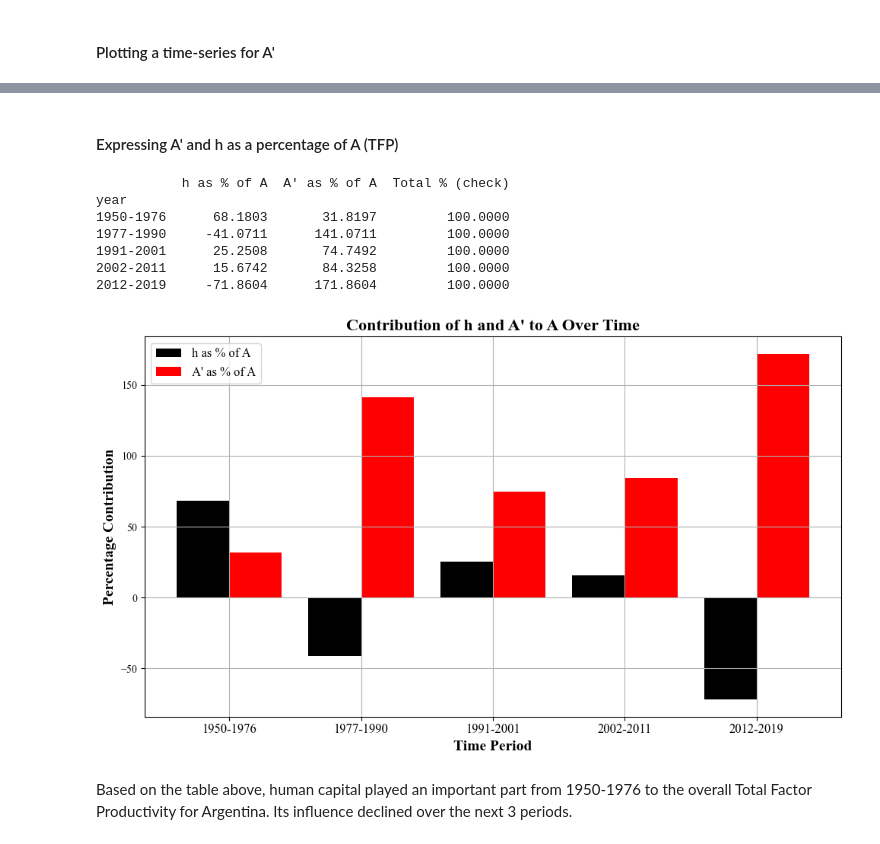
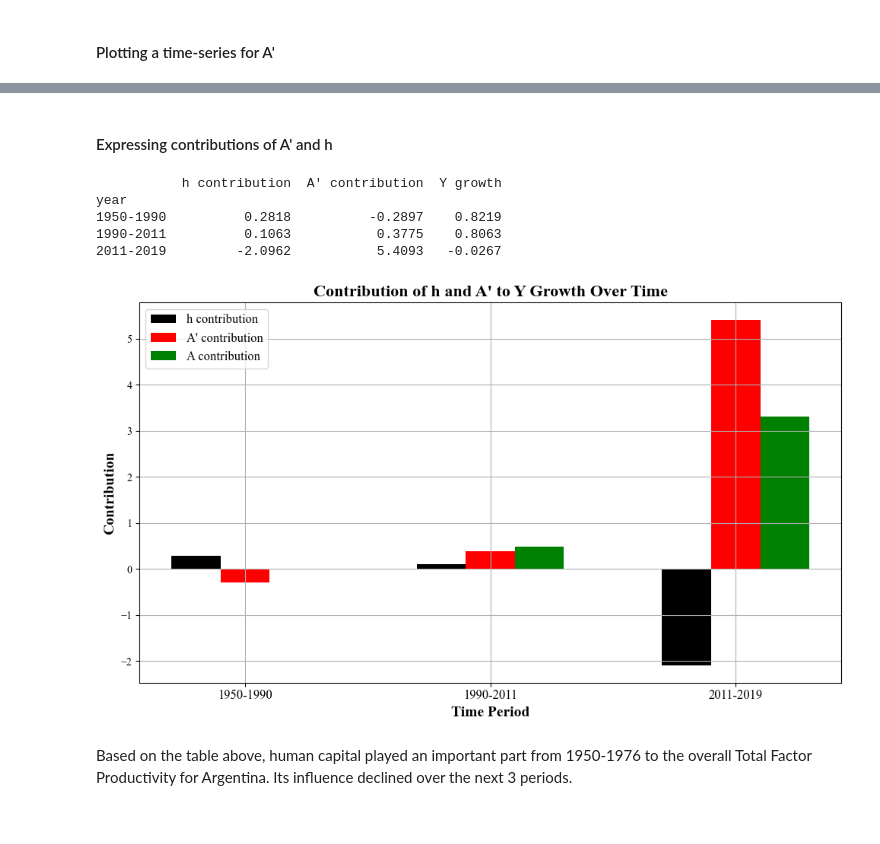
Before and after one commit to andreheeshaojun/EC2B1-Coursework, a Jupyter notebook: Section A/Section-A-Code.ipynb, the cells around one changed output, grey strips where cells are left out. Saved outputs shown, nothing was run; the diff lists cells and outputs as text; code cells hidden in the pictures.

```diff
--- a/Section A/Section-A-Code.ipynb
+++ b/Section A/Section-A-Code.ipynb
@@ -1228,5 +1150,5 @@ Text(0.5, 1.0, "Time Series of log A' (Total Factor Productivity w/ Human Capita
 # %% [markdown]
-#### Expressing A' and h as a percentage of A (TFP)
+#### Expressing contributions of A' and h
 # %%
 # Decomposing the contribution of A as a product of A' and Ht where Ht is the human capital index
 h = "Human capital index, based on years of schooling and returns to education; see Human capital in PWT9."
@@ -1234,24 +1156,16 @@ h = "Human capital index, based on years of schooling and returns to education;
 # Calculate human capital (h) growth rates
 h_growth = [
     np.log(
-        filtered_df.loc[filtered_df['Year'].dt.year == 1976, h].iloc[0] /
+        filtered_df.loc[filtered_df['Year'].dt.year == 1990, h].iloc[0] /
         filtered_df.loc[filtered_df['Year'].dt.year == 1950, h].iloc[0]
     ),
     np.log(
-        filtered_df.loc[filtered_df['Year'].dt.year == 1990, h].iloc[0] /
-        filtered_df.loc[filtered_df['Year'].dt.year == 1977, h].iloc[0]
-    ),
-    np.log(
-        filtered_df.loc[filtered_df['Year'].dt.year == 2001, h].iloc[0] /
-        filtered_df.loc[filtered_df['Year'].dt.year == 1991, h].iloc[0]
-    ),
-    np.log(
         filtered_df.loc[filtered_df['Year'].dt.year == 2011, h].iloc[0] /
-        filtered_df.loc[filtered_df['Year'].dt.year == 2002, h].iloc[0]
+        filtered_df.loc[filtered_df['Year'].dt.year == 1990, h].iloc[0]
     ),
     np.log(
         filtered_df.loc[filtered_df['Year'].dt.year == 2019, h].iloc[0] /
-        filtered_df.loc[filtered_df['Year'].dt.year == 2012, h].iloc[0]
+        filtered_df.loc[filtered_df['Year'].dt.year == 2011, h].iloc[0]
     )
 ]
 
@@ -1261,64 +1175,56 @@ h_contribution = (1 - alpha) * (np.array(h_growth) / avg_growth_rates['Y growth'
 # Calculate A' contribution as residual of A (A' = A - h)
 A_star_contribution = df_contribs_long['A contribution'] - h_contribution
 
-# Calculate percentage contributions of h and A' relative to A
-h_percent = (h_contribution / df_contribs_long['A contribution']) * 100
-A_star_percent = (A_star_contribution / df_contribs_long['A contribution']) * 100
-
-# Ensure their sum is exactly 100%
-total_percent = h_percent + A_star_percent
-
 # Create a new DataFrame with the percentage contributions
 df_contribs_percentage = pd.DataFrame({
-    "h as % of A": h_percent,
-    "A' as % of A": A_star_percent,
-    "Total % (check)": total_percent
+    "h contribution": h_contribution,
+    "A' contribution": A_star_contribution,
+    "Y growth": avg_growth_rates['Y growth'].values
 }, index=avg_growth_rates.index)
 
 # Display the extended DataFrame
 pd.set_option('display.float_format', '{:.4f}'.format)
 print(df_contribs_percentage)
 # %% [output]
-           h as % of A  A' as % of A  Total % (check)
+           h contribution  A' contribution  Y growth
 year
-1950-1976      68.1803       31.8197         100.0000
-1977-1990     -41.0711      141.0711         100.0000
-1991-2001      25.2508       74.7492         100.0000
-2002-2011      15.6742       84.3258         100.0000
-2012-2019     -71.8604      171.8604         100.0000
+1950-1990          0.2818          -0.2897    0.8219
+1990-2011          0.1063           0.3775    0.8063
+2011-2019         -2.0962           5.4093   -0.0267
 # %%
 # Extract data
 time_periods = df_contribs_percentage.index  # Time periods
-h_percent = df_contribs_percentage["h as % of A"]
-A_star_percent = df_contribs_percentage["A' as % of A"]
+h_percent = df_contribs_percentage["h contribution"]
+A_star_percent = df_contribs_percentage["A' contribution"]
 
-# Set positions for grouped bars
-x = np.arange(len(time_periods))  # Group positions
-width = 0.4  # Width of bars
+# Define positions for the bars
+x = np.arange(len(time_periods))  # Time period indices
+width = 0.2  # Width of bars to ensure spacing
 
 # Create the figure and axis
 fig, ax = plt.subplots(figsize=(10, 6))
 
-# Plot bars with updated colors
-bars1 = ax.bar(x - width/2, h_percent, width, label="h as % of A", color="black")
-bars2 = ax.bar(x + width/2, A_star_percent, width, label="A' as % of A", color="red")
+# Plot bars for each category, shifting positions to avoid overlap
+bars1 = ax.bar(x - width, h_contribution, width, label="h contribution", color="black")
+bars2 = ax.bar(x, A_star_contribution, width, label="A' contribution", color="red")
+bars3 = ax.bar(x + width, df_contribs_long['A contribution'], width, label="A contribution", color="green")
 
-# Add labels, title, and legend with Times New Roman font
-ax.set_xlabel("Time Period", fontname="Times New Roman", fontsize=14, fontweight="bold")
-ax.set_ylabel("Percentage Contribution", fontname="Times New Roman", fontsize=14, fontweight="bold")
-ax.set_title("Contribution of h and A' to A Over Time", fontname="Times New Roman", fontsize=16, fontweight="bold")
+# Add labels, title, and legend
+ax.set_xlabel("Time Period", fontsize=14, fontweight="bold")
+ax.set_ylabel("Contribution", fontsize=14, fontweight="bold")
+ax.set_title("Contribution of h and A' to Y Growth Over Time", fontsize=16, fontweight="bold")
 ax.set_xticks(x)
-ax.set_xticklabels(time_periods, fontname="Times New Roman", fontsize=12)
-ax.legend(prop={"family": "Times New Roman", "size": 12})
+ax.set_xticklabels(time_periods, fontsize=12)
+ax.legend(fontsize=12)
 
 # Apply grid and layout adjustments
 plt.tight_layout()
 plt.grid(True)
 
 # Show the plot
 plt.show()
 # %% [output]
-[figure, old version]
+[figure, new version]
 # %% [markdown]
 Based on the table above, human capital played an important part from 1950-1976 to the overall Total Factor Productivity for Argentina. Its influence declined over the next 3 periods.
 # %% [markdown]
```
Also changed, not shown: parts of 11 cells of this notebook.
